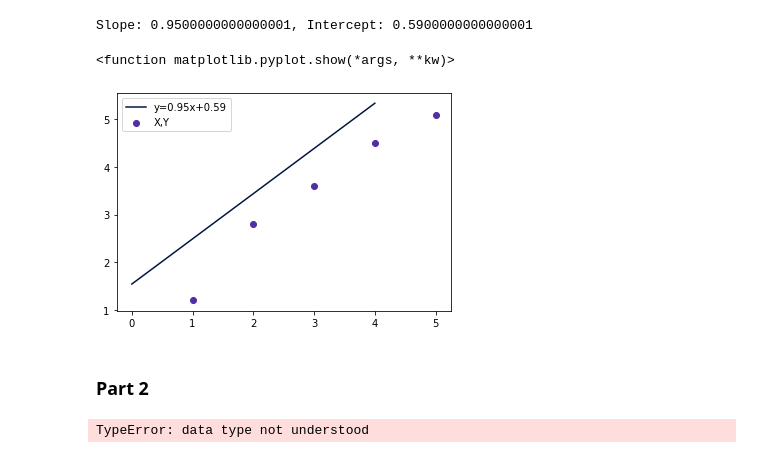
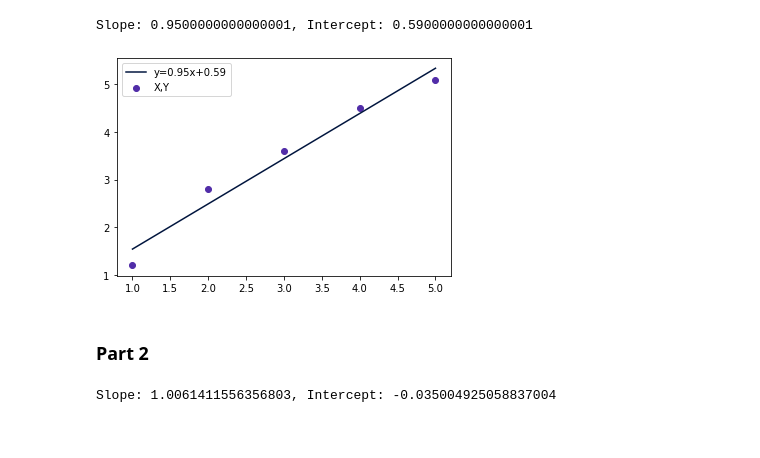
Before and after one commit to sk65556/coe311K, a Jupyter notebook: classwork/sk65556-CH9.ipynb, the cells around one changed output. Drawn from its saved outputs; the diff is of its cells as text; code cells hidden in the pictures.

```diff
--- a/classwork/sk65556-CH9.ipynb
+++ b/classwork/sk65556-CH9.ipynb
@@ -35,24 +35,26 @@ print(f"Slope: {m}, Intercept: {c}")
 Slope: 0.9500000000000001, Intercept: 0.5900000000000001
 # %%
 import matplotlib.pyplot as plt
-from numpy.random import default_rng
-rng=default_rng(2)
 
 plt.figure()
 plt.scatter(X,Y,color="#512da8",label='X,Y')
-x=max,min
-y=0.95*X+0.59
-plt.plot(y,label='y=0.95x+0.59',color='#01153E')
+x=np.linspace(min(X),max(X),5)
+y=m*X+c
+plt.plot(X,y,label='y=0.95x+0.59',color='#01153E')
 plt.legend()
-plt.show
+plt.show()
 # %% [output]
-<function matplotlib.pyplot.show(*args, **kw)>
-[figure, old version]
+[figure, new version]
 # %% [markdown]
 ### Part 2
 # %%
 from numpy.random import default_rng
 rng=default_rng(2)
-x=rng.random(0,10,5)
+
+#Randomizing the vectors
+X=rng.random(5)
+Y=rng.random(5)
+Y.sort()
+X.sort()
+
+A = np.vstack([X, np.ones(len(X))]).T
-# %% [output]
-TypeError: data type not understood
@@ -61,0 +61,6 @@ ran=linspace(-1,1)
+# %%
+#Solving using least squares
+m, c = np.linalg.lstsq(A, Y, rcond=None)[0]
+print(f"Slope: {m}, Intercept: {c}")
+# %% [output]
+Slope: 1.0061411556356803, Intercept: -0.035004925058837004
```
Also changed, not shown: parts of 7 cells of this notebook, 1 other file.
